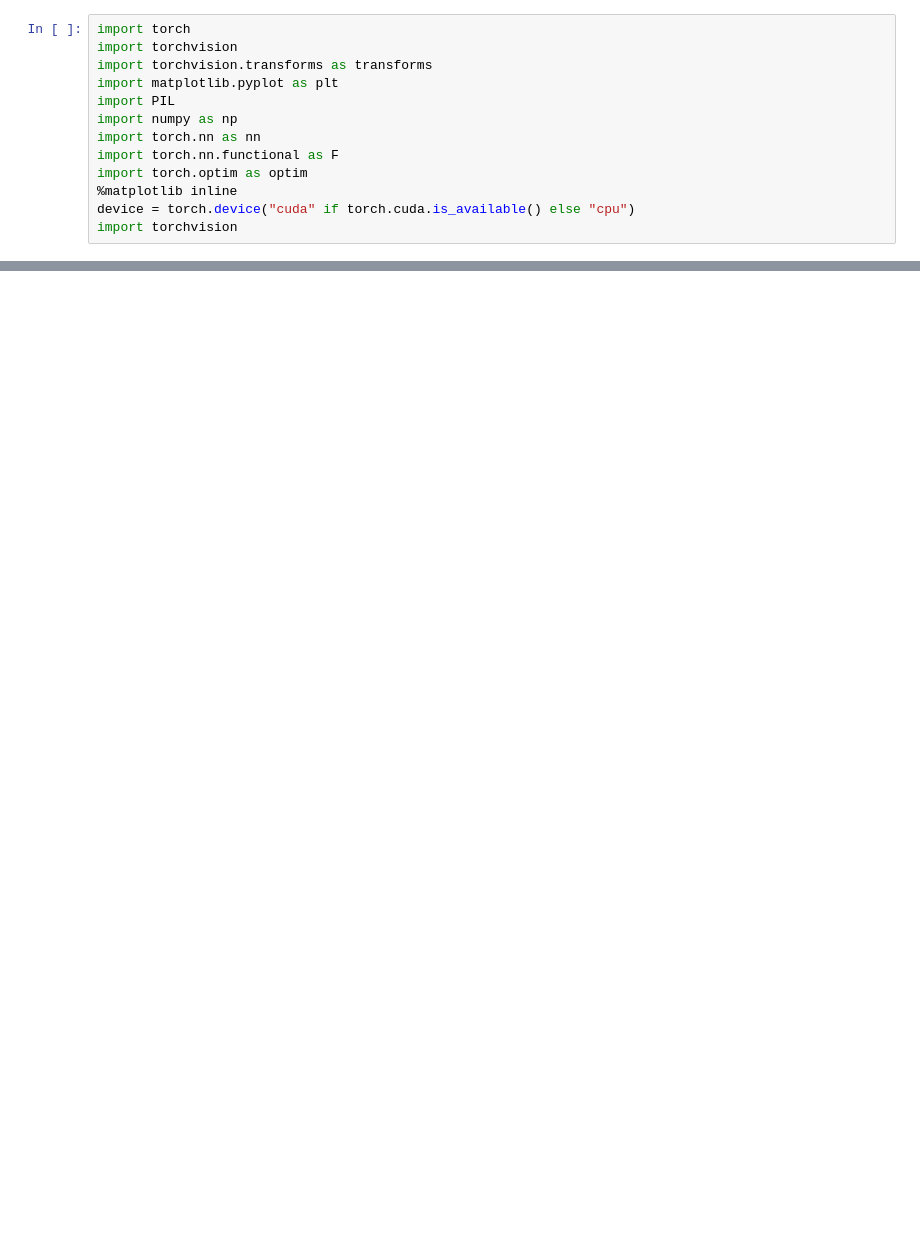
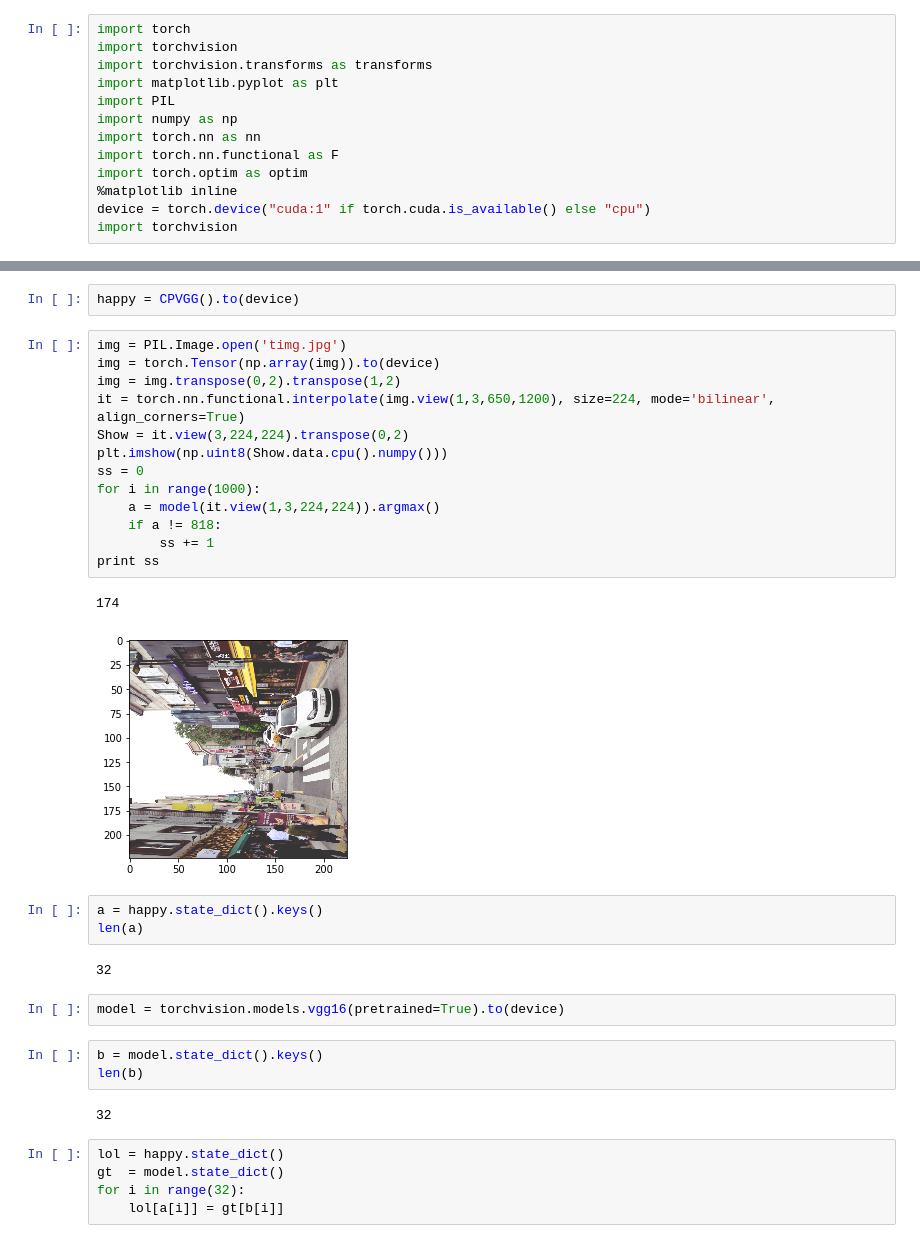
Before and after one commit to MariusAnje/Sample_DNN, a Jupyter notebook: ImageNet/CPVGG.ipynb, the cells around one changed output, grey strips where cells are left out. Cells and saved outputs as stored; diff of their text form; blank space fills up the shorter version.

Commit message:
Implemented Image Net

```diff
--- a/ImageNet/CPVGG.ipynb
+++ b/ImageNet/CPVGG.ipynb
@@ -9,5 +9,5 @@ import torch.nn as nn
 import torch.nn.functional as F
 import torch.optim as optim
 %matplotlib inline
-device = torch.device("cuda" if torch.cuda.is_available() else "cpu")
+device = torch.device("cuda:1" if torch.cuda.is_available() else "cpu")
 import torchvision
@@ -22,0 +93,35 @@ SyntaxError: invalid syntax (<ipython-input-2-41cde5ccf5c4>, line 1)
+# %%
+happy = CPVGG().to(device)
+# %%
+img = PIL.Image.open('timg.jpg')
+img = torch.Tensor(np.array(img)).to(device)
+img = img.transpose(0,2).transpose(1,2)
+it = torch.nn.functional.interpolate(img.view(1,3,650,1200), size=224, mode='bilinear', align_corners=True)
+Show = it.view(3,224,224).transpose(0,2)
+plt.imshow(np.uint8(Show.data.cpu().numpy()))
+ss = 0
+for i in range(1000):
+    a = model(it.view(1,3,224,224)).argmax()
+    if a != 818:
+        ss += 1
+print ss
+# %% [output]
+174
+[figure, added]
+# %%
+a = happy.state_dict().keys()
+len(a)
+# %% [output]
+32
+# %%
+model = torchvision.models.vgg16(pretrained=True).to(device)
+# %%
+b = model.state_dict().keys()
+len(b)
+# %% [output]
+32
+# %%
+lol = happy.state_dict()
+gt  = model.state_dict()
+for i in range(32):
+    lol[a[i]] = gt[b[i]]
```
Also changed, not shown: parts of 11 cells of this notebook, 2 other files.
